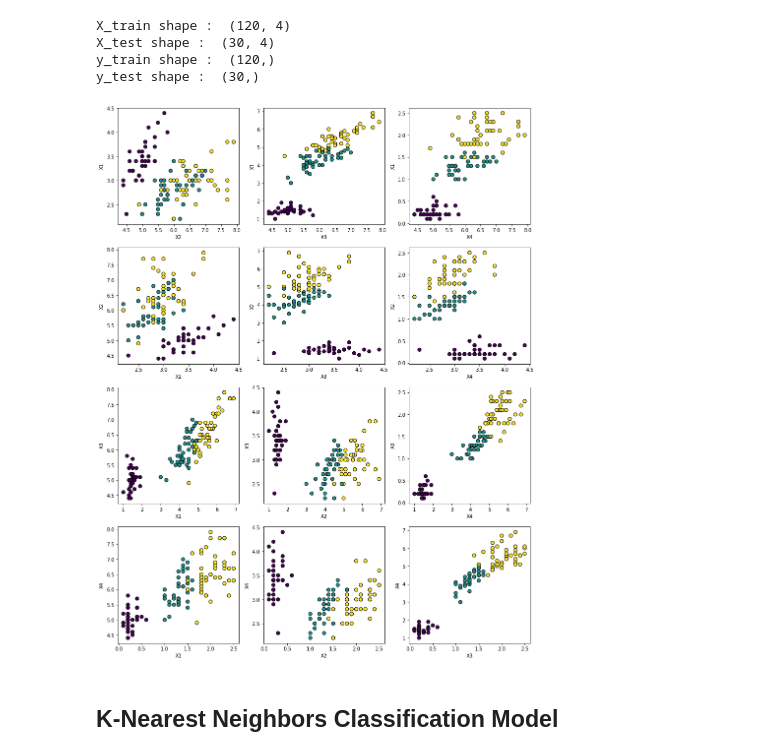
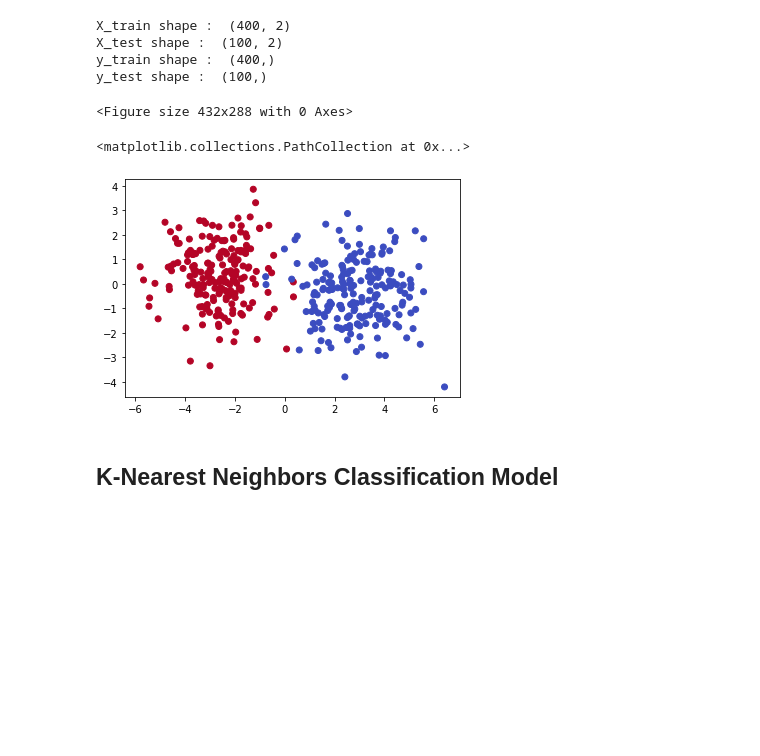
Before and after one commit to Suraj1199/DLfromScratch, a Jupyter notebook: K_Nearest_Neighbors.ipynb, the cells around one changed output. Drawn from its saved outputs; the diff is of its cells as text; code cells hidden in the pictures; blank space fills up the shorter version.

```diff
--- a/K_Nearest_Neighbors.ipynb
+++ b/K_Nearest_Neighbors.ipynb
@@ -13,0 +12,14 @@ X, y = datasets. load_iris(return_X_y=True)
+# %%
+def generate_classification_data(size, classes=2, angle=None, sep=1, noise=1.25, n_features=2):
+    means = np.linspace(-sep, sep, classes) * classes
+    X = np.concatenate([np.random.normal(loc=means[i],
+                                         scale=noise,
+                                         size=(size // classes, n_features)) for i in range(classes)], axis=0)
+    y = np.concatenate([np.zeros(size // classes) + i for i in range(classes)], axis=0)
+    angle = angle if angle else np.random.randint(0, 181)
+    theta = np.pi / 180 * angle
+    R = np.array([[np.cos(theta), np.sin(theta)], [-np.sin(theta), np.cos(theta)]])
+    X = X @ R
+    return X, y
+# %%
+X, y = generate_classification_data(500)
@@ -14,28 +30,22 @@ X, y = datasets. load_iris(return_X_y=True)
 # %%
-X_train, X_test, y_train, y_test = train_test_split(X, y, test_size=0.2)
 print("X_train shape : ", X_train.shape)
 print("X_test shape : ", X_test.shape)
 print("y_train shape : ", y_train.shape)
 print("y_test shape : ", y_test.shape)
 # %% [output]
-X_train shape :  (120, 4)
-X_test shape :  (30, 4)
-y_train shape :  (120,)
-y_test shape :  (30,)
+X_train shape :  (400, 2)
+X_test shape :  (100, 2)
+y_train shape :  (400,)
+y_test shape :  (100,)
-# %%
-plt.figure(figsize=(15, 20))
-n = 1
-for i in range(4):
-    x = [0, 1, 2, 3]
-    x.remove(i)
-    for j in range(3):
-        plt.subplot(4, 3, n)
-        plt.scatter(X_train[:, i], X_train[:, x[j]], c=y_train, ec='k', s=50)
-        plt.xlabel(f'X{x[j] + 1}')
-        plt.ylabel(f'X{i + 1}')
-        n += 1
-# %% [output]
-[figure, removed]
+# %%
+plt.set_cmap('coolwarm')
+# %% [output]
+<Figure size 432x288 with 0 Axes>
+# %%
+plt.scatter(X_train[:, 0], X_train[:, 1], c=y_train)
+# %% [output]
+<matplotlib.collections.PathCollection at 0x...>
+[figure, added]
 # %% [markdown]
 ## K-Nearest Neighbors Classification Model
 # %%
```
Also changed, not shown: parts of 32 cells of this notebook.
